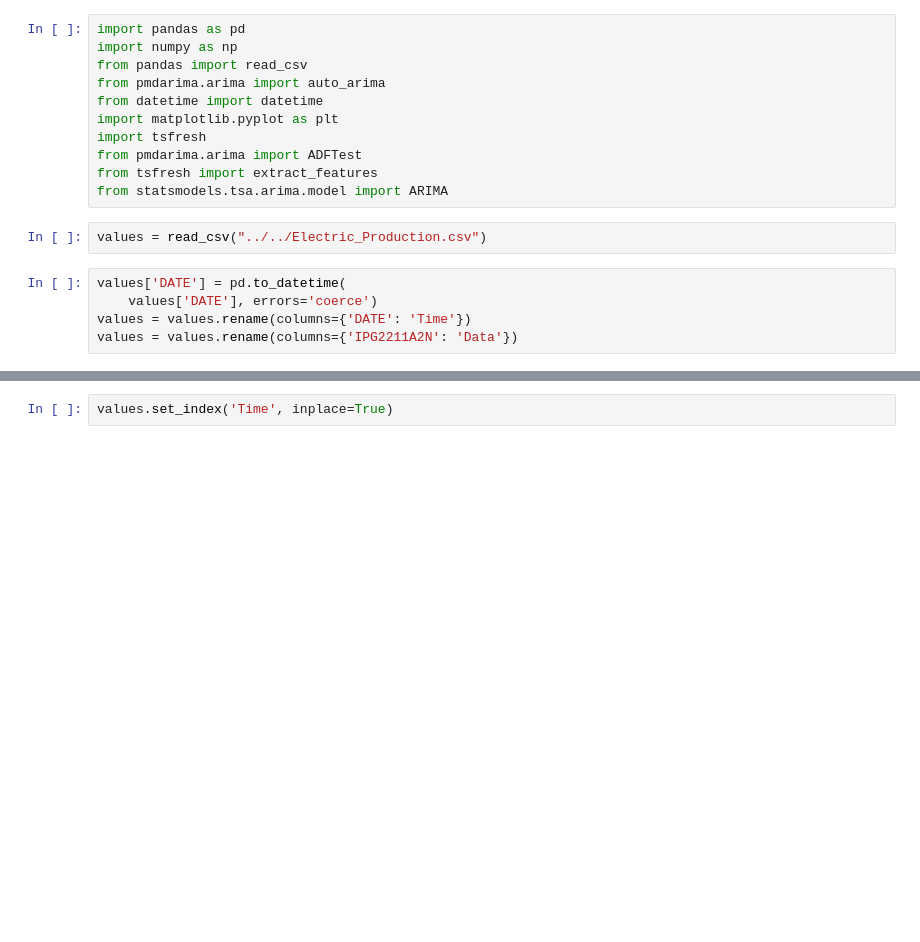
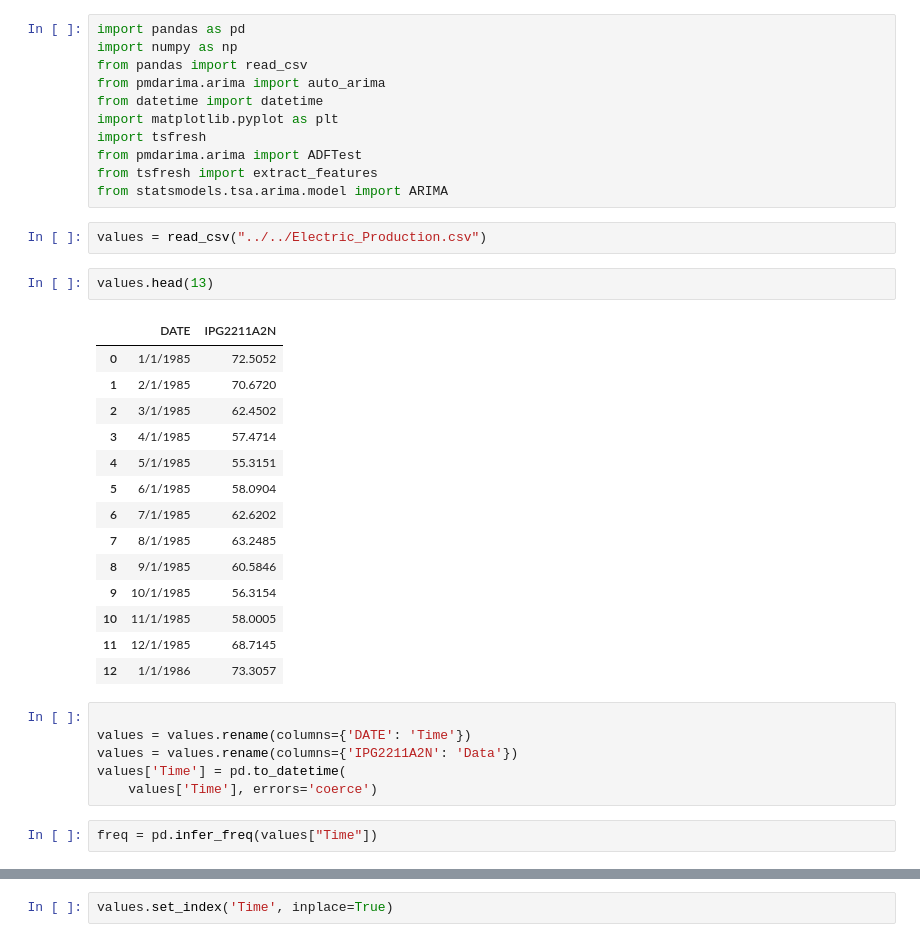
Before and after one commit to duyy1805/DoAn1, a Jupyter notebook: server/core/test2.ipynb, the cells around one changed output, grey strips where cells are left out. Cells and saved outputs as stored; diff of their text form; blank space fills up the shorter version.

```diff
--- a/server/core/test2.ipynb
+++ b/server/core/test2.ipynb
@@ -11,8 +11,28 @@ from tsfresh import extract_features
 from statsmodels.tsa.arima.model import ARIMA
 # %%
 values = read_csv("../../Electric_Production.csv")
+# %%
+values.head(13)
+# %% [output]
+|  | DATE | IPG2211A2N |
+| 0 | 1/1/1985 | 72.5052 |
+| 1 | 2/1/1985 | 70.6720 |
+| 2 | 3/1/1985 | 62.4502 |
+| 3 | 4/1/1985 | 57.4714 |
+| 4 | 5/1/1985 | 55.3151 |
+| 5 | 6/1/1985 | 58.0904 |
+| 6 | 7/1/1985 | 62.6202 |
+| 7 | 8/1/1985 | 63.2485 |
+| 8 | 9/1/1985 | 60.5846 |
+| 9 | 10/1/1985 | 56.3154 |
+| 10 | 11/1/1985 | 58.0005 |
+| 11 | 12/1/1985 | 68.7145 |
+| 12 | 1/1/1986 | 73.3057 |
 # %%
-values['DATE'] = pd.to_datetime(
-    values['DATE'], errors='coerce')
+
 values = values.rename(columns={'DATE': 'Time'})
 values = values.rename(columns={'IPG2211A2N': 'Data'})
+values['Time'] = pd.to_datetime(
+    values['Time'], errors='coerce')
+# %%
+freq = pd.infer_freq(values["Time"])
```
Also changed, not shown: parts of 11 cells of this notebook, 6 other files.
